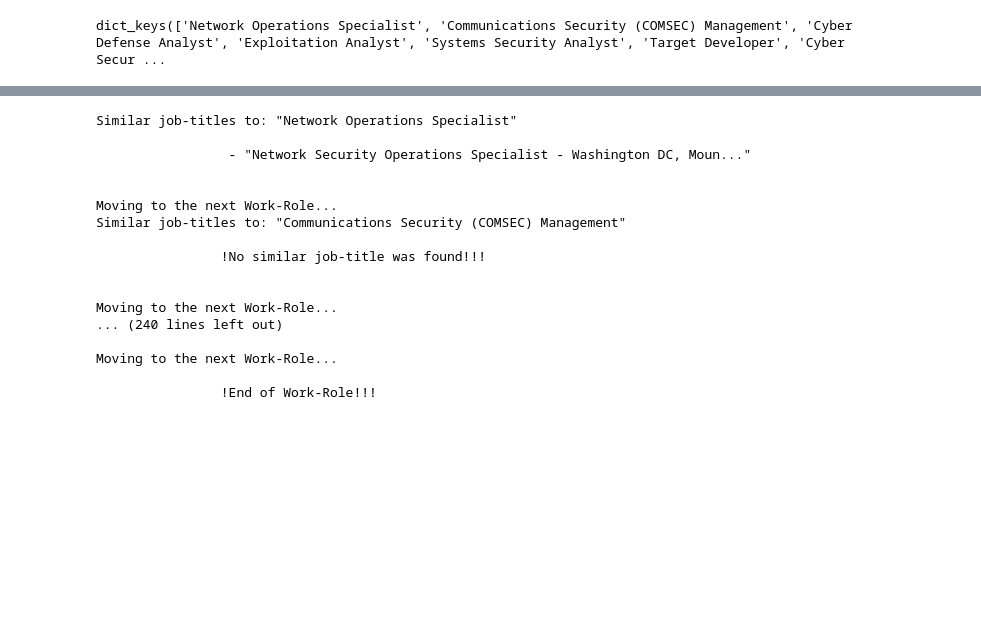
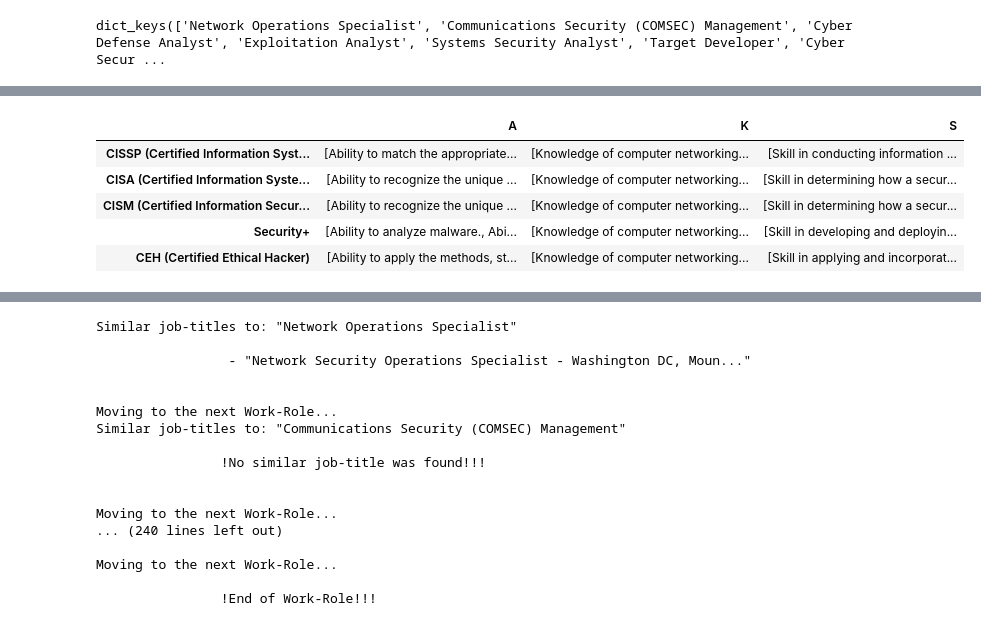
Before and after one commit to aadmassu1/teamHCP, a Jupyter notebook: Scripts/KSA_Extraction_new.ipynb, the cells around one changed output, grey strips where cells are left out. Cells and saved outputs as stored; diff of their text form; code cells hidden in the pictures; blank space fills up the shorter version.

```diff
--- a/Scripts/KSA_Extraction_new.ipynb
+++ b/Scripts/KSA_Extraction_new.ipynb
@@ -277,6 +287,7 @@ Ability = NICCS['Abilities'].to_list()
 # %%
 # Saving each KSA under each work role as a nested dictionary
 Syllabi_dict = {}
+niccs_dict = {}
 pattern = '[S|A|K][0-9]+[\S][\s]'
 for i,WR in enumerate(WorkRole):
     if WR not in Syllabi_dict.keys(): # Avoiding duplicates
@@ -288,3 +299,13 @@ for i,WR in enumerate(WorkRole):
                              'K': K,
                              'S': S,
                              'A': A} #Saving as a nested dict
+        # for visualization purposes only:
+        niccs_dict[WR] = [WorkRoleID[i]] + K + S + A
+# %%
+niccs_concat = pd.DataFrame()
+for k,v in niccs_dict.items():
+    if k != 'None':
+        df = pd.DataFrame({k: v})
+        niccs_concat = pd.concat([niccs_concat, df], axis=1)
+
+niccs_concat.T.tail(30)
@@ -329,6 +388,7 @@ c_A = Certs['Abilities '].to_list()
 # %%
 # Saving each KSA under each Cert as a nested dictionary
 Cert_dict = {}
+c_dict = {}
 pattern = '[S|A|K][0-9]+[\S][\s]'
 for i,cert in enumerate(cert_name):
     if cert not in Cert_dict.keys(): # Avoiding duplicates
@@ -339,3 +399,20 @@ for i,cert in enumerate(cert_name):
         Cert_dict[cert] = {'K': K,
                            'S': S,
                            'A': A} #Saving as a nested dict
+        #for visualization purpose only:
+        c_dict[cert] = K+S+A
+# %%
+c_dict = pd.DataFrame()
+for k,v in Cert_dict.items():
+    if k != 'None':
+        df = pd.DataFrame({k: v})
+        c_dict = pd.concat([c_dict, df], axis=1)
+
+c_dict.T.head(5)
+# %% [output]
+|  | A | K | S |
+| CISSP (Certified Information Syst... | [Ability to match the appropriate... | [Knowledge of computer networking... | [Skill in conducting information ... |
+| CISA (Certified Information Syste... | [Ability to recognize the unique ... | [Knowledge of computer networking... | [Skill in determining how a secur... |
+| CISM (Certified Information Secur... | [Ability to recognize the unique ... | [Knowledge of computer networking... | [Skill in determining how a secur... |
+| Security+ | [Ability to analyze malware., Abi... | [Knowledge of computer networking... | [Skill in developing and deployin... |
+| CEH (Certified Ethical Hacker) | [Ability to apply the methods, st... | [Knowledge of computer networking... | [Skill in applying and incorporat... |
```
Also changed, not shown: parts of 10 cells of this notebook.
